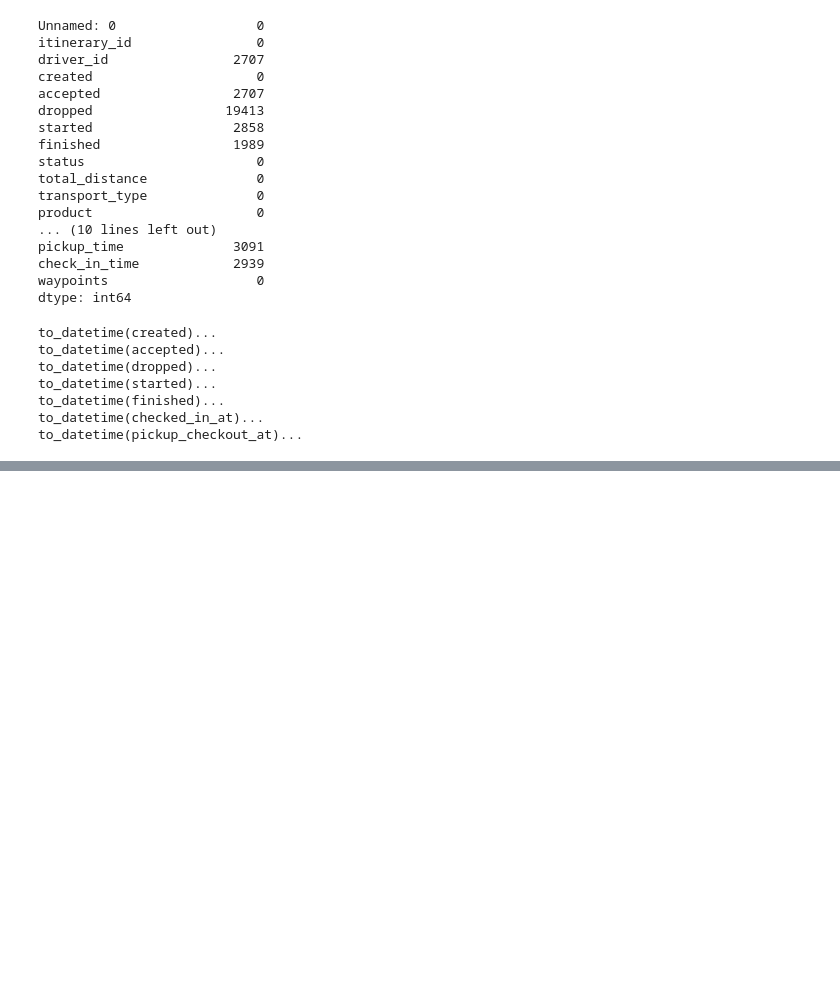
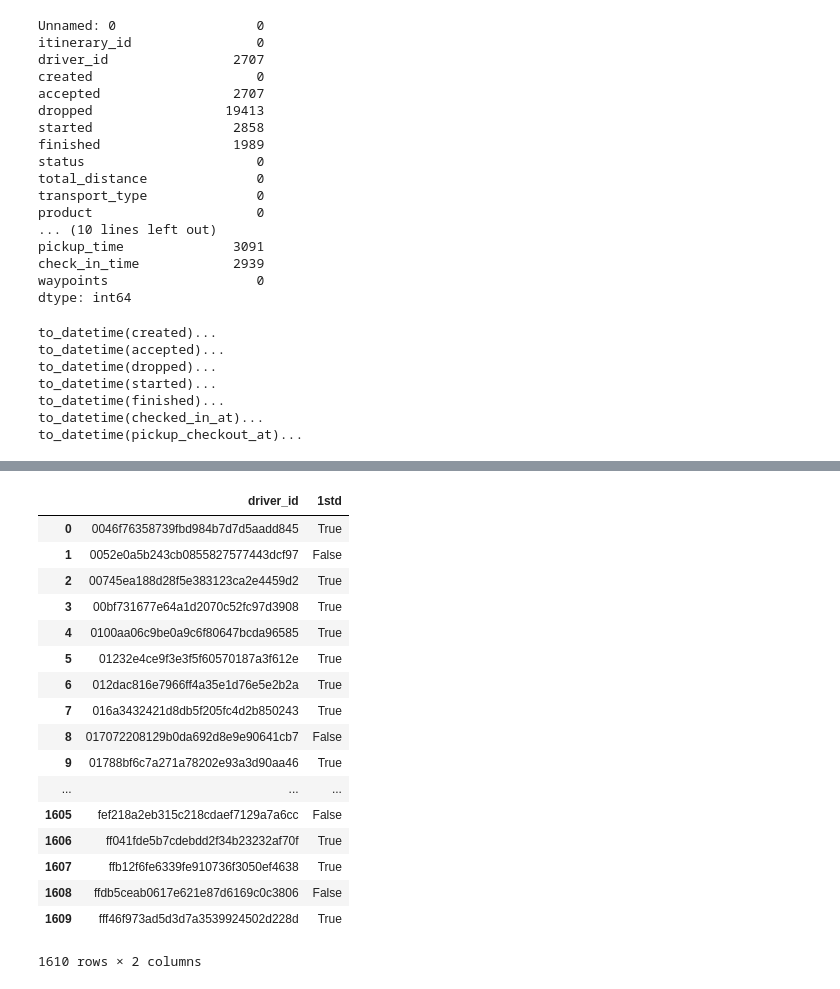
Before and after one commit to akanelson/ds4a, a Jupyter notebook: initial_exploratory_analysis/03 - Itinerary Datasets.ipynb, the cells around one changed output, grey strips where cells are left out. Cells and saved outputs as stored; diff of their text form; code cells hidden in the pictures; blank space fills up the shorter version.

```diff
--- a/initial_exploratory_analysis/03 - Itinerary Datasets.ipynb
+++ b/initial_exploratory_analysis/03 - Itinerary Datasets.ipynb
@@ -107,0 +176,21 @@ df[(df.status == 'finished')].groupby(df['finished'].dt.hour)['itinerary_id'].co
+# %%
+df.groupby('driver_id').itinerary_id.count().lt(33).reset_index(name='1std')
+# %% [output]
+|  | driver_id | 1std |
+| 0 | 0046f76358739fbd984b7d7d5aadd845 | True |
+| 1 | 0052e0a5b243cb0855827577443dcf97 | False |
+| 2 | 00745ea188d28f5e383123ca2e4459d2 | True |
+| 3 | 00bf731677e64a1d2070c52fc97d3908 | True |
+| 4 | 0100aa06c9be0a9c6f80647bcda96585 | True |
+| 5 | 01232e4ce9f3e3f5f60570187a3f612e | True |
+| 6 | 012dac816e7966ff4a35e1d76e5e2b2a | True |
+| 7 | 016a3432421d8db5f205fc4d2b850243 | True |
+| 8 | 017072208129b0da692d8e9e90641cb7 | False |
+| 9 | 01788bf6c7a271a78202e93a3d90aa46 | True |
+| ... | ... | ... |
+| 1605 | fef218a2eb315c218cdaef7129a7a6cc | False |
+| 1606 | ff041fde5b7cdebdd2f34b23232af70f | True |
+| 1607 | ffb12f6fe6339fe910736f3050ef4638 | True |
+| 1608 | ffdb5ceab0617e621e87d6169c0c3806 | False |
+| 1609 | fff46f973ad5d3d7a3539924502d228d | True |
+1610 rows × 2 columns
```
Also changed, not shown: parts of 9 cells of this notebook.
